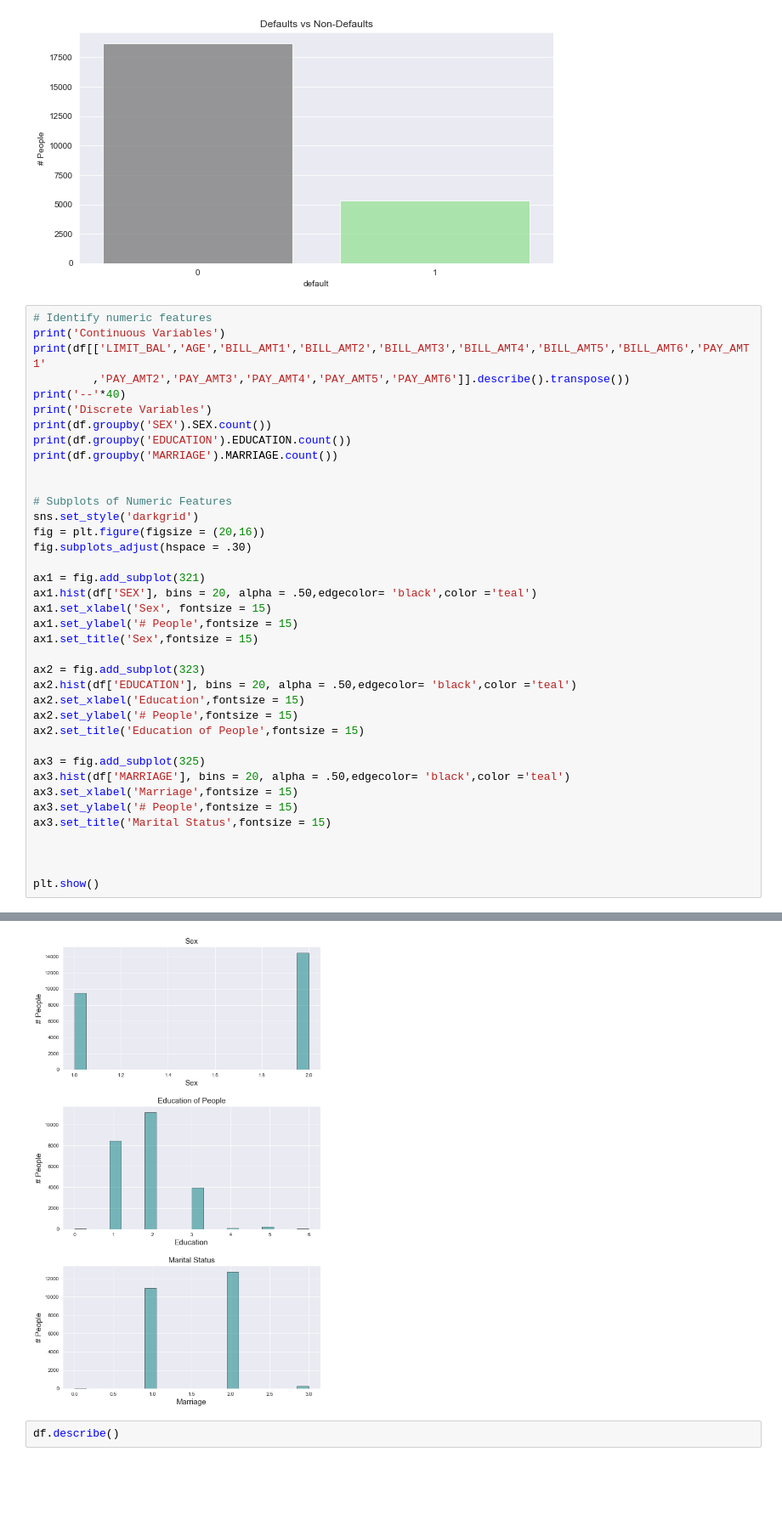
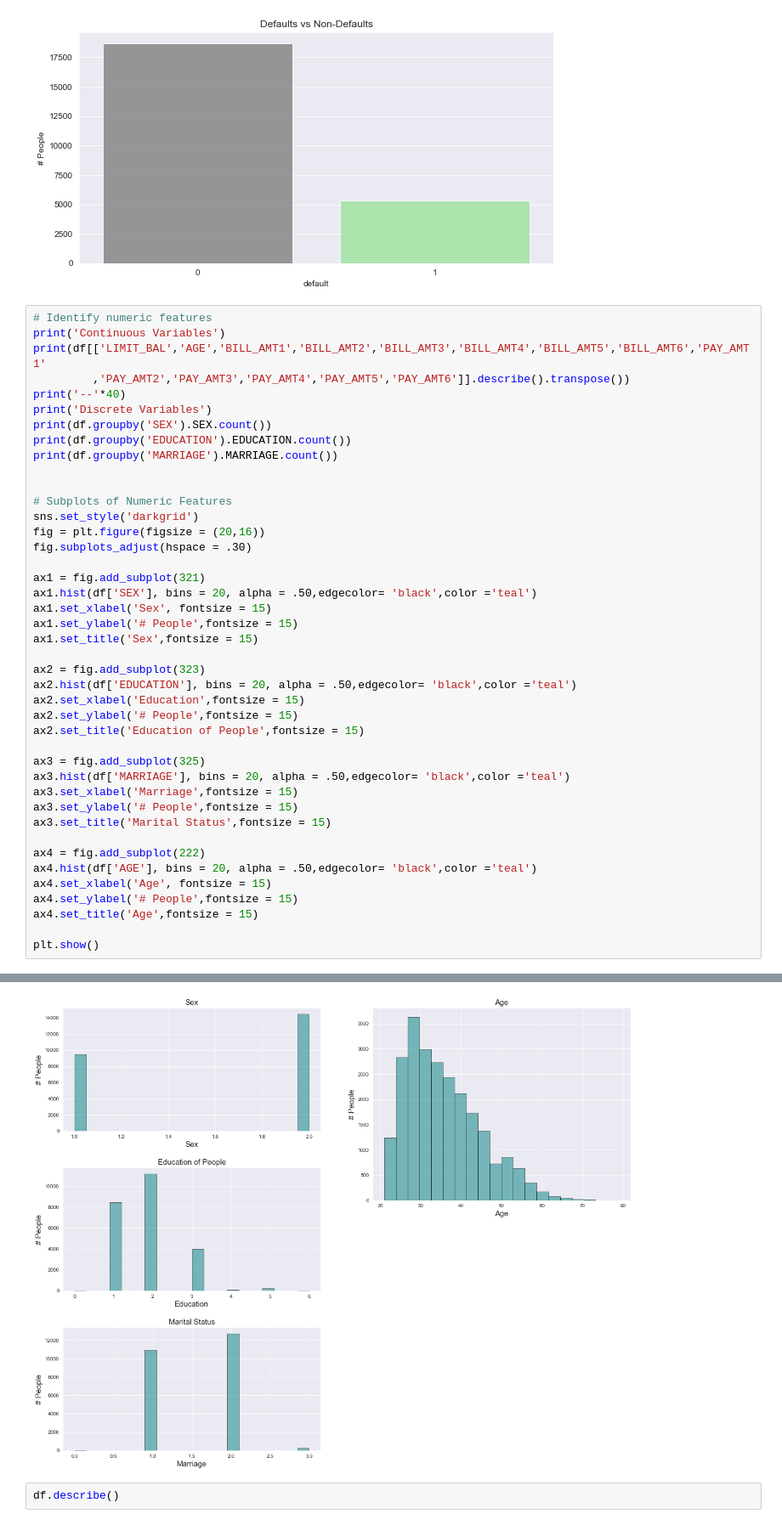
Before and after one commit to CaryMosley/Mod3Bakeoff, a Jupyter notebook: CaryBake.ipynb, the cells around one changed output, grey strips where cells are left out. Shown: that part at 85% size. Cells and saved outputs as stored; diff of their text form; blank space fills up the shorter version.

```diff
--- a/CaryBake.ipynb
+++ b/CaryBake.ipynb
@@ -129,35 +129,39 @@ ax2.hist(df['EDUCATION'], bins = 20, alpha = .50,edgecolor= 'black',color ='teal
 ax2.set_xlabel('Education',fontsize = 15)
 ax2.set_ylabel('# People',fontsize = 15)
 ax2.set_title('Education of People',fontsize = 15)
 
 ax3 = fig.add_subplot(325)
 ax3.hist(df['MARRIAGE'], bins = 20, alpha = .50,edgecolor= 'black',color ='teal')
 ax3.set_xlabel('Marriage',fontsize = 15)
 ax3.set_ylabel('# People',fontsize = 15)
 ax3.set_title('Marital Status',fontsize = 15)
 
-
+ax4 = fig.add_subplot(222)
+ax4.hist(df['AGE'], bins = 20, alpha = .50,edgecolor= 'black',color ='teal')
+ax4.set_xlabel('Age', fontsize = 15)
+ax4.set_ylabel('# People',fontsize = 15)
+ax4.set_title('Age',fontsize = 15)
 
 plt.show()
 # %% [output]
 Continuous Variables
              count           mean            std       min      25%       50%  \
 LIMIT_BAL  23999.0  167825.729405  129915.115993   10000.0  50000.0  140000.0
 AGE        23999.0      35.523230       9.253986      21.0     28.0      34.0
 BILL_AMT1  23999.0   51589.034710   74104.132627 -165580.0   3577.5   22472.0
 BILL_AMT2  23999.0   49521.698112   71551.215125  -67526.0   2958.0   21290.0
 BILL_AMT3  23999.0   47474.826368   70010.815328 -157264.0   2718.0   20223.0
 BILL_AMT4  23999.0   43796.589775   64927.450125 -170000.0   2392.5   19145.0
 BILL_AMT5  23999.0   40748.049169   61257.537699  -81334.0   1801.0   18227.0
 BILL_AMT6  23999.0   39226.852411   60075.536736 -339603.0   1280.0   17175.0
 PAY_AMT1   23999.0    5687.720113   16698.506577       0.0   1000.0    2110.0
 PAY_AMT2   23999.0    6019.571357   24541.362830       0.0    858.5    2012.0
 ... (37 lines left out)
 1    10958
 2    12735
 3      263
 Name: MARRIAGE, dtype: int64
-[figure, old version]
+[figure, new version]
 # %%
 df.describe()
 # %% [output]
```
